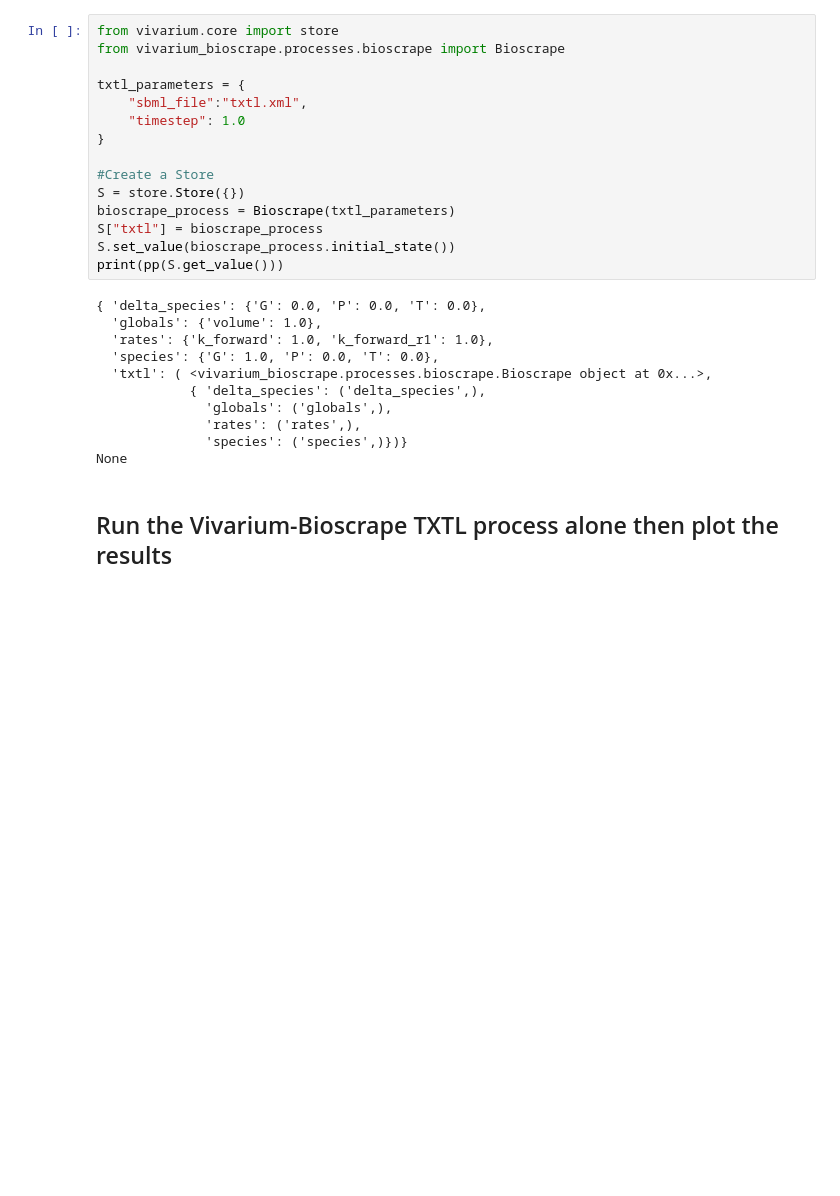
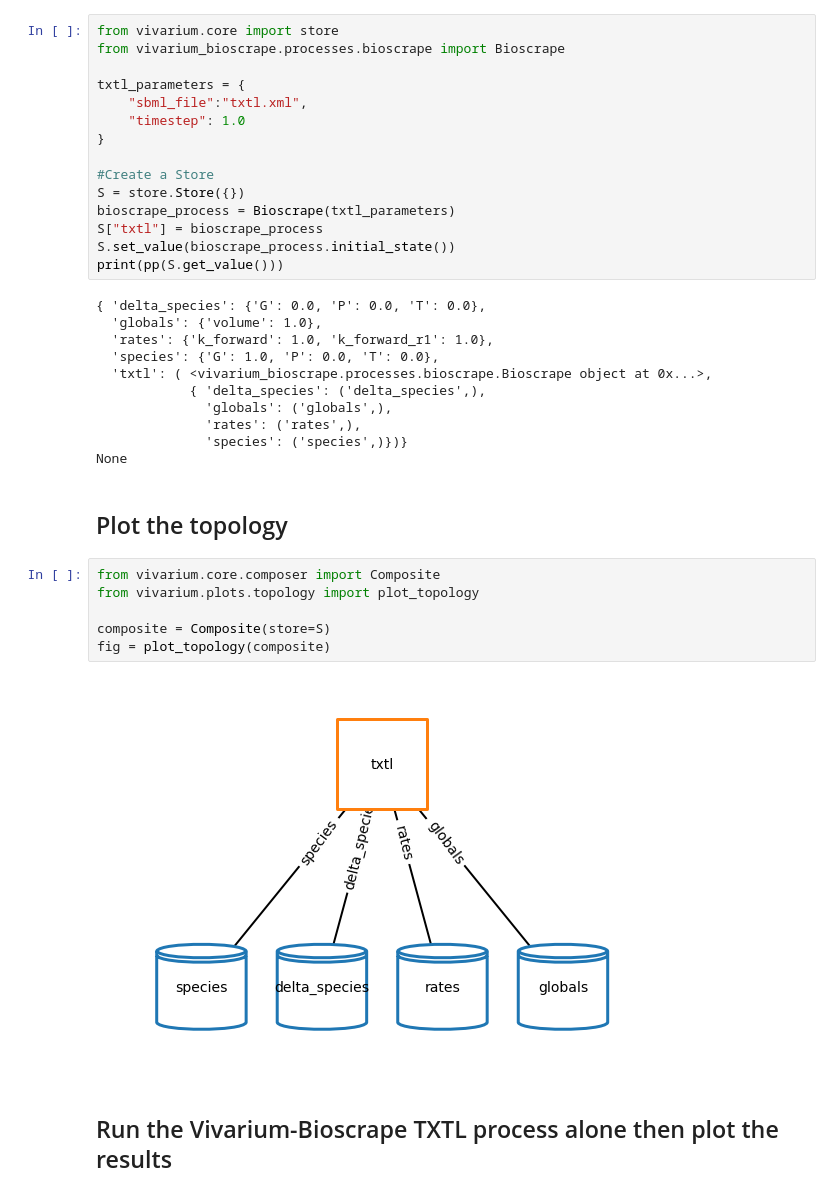
Before and after one commit to BuildACell/VivariumPURE, a Jupyter notebook: PURE_model.ipynb, the cells around one changed output. Cells and saved outputs as stored; diff of their text form; blank space fills up the shorter version.

Commit message:
plot topology

```diff
--- a/PURE_model.ipynb
+++ b/PURE_model.ipynb
@@ -76,6 +76,16 @@ print(pp(S.get_value()))
               'rates': ('rates',),
               'species': ('species',)})}
 None
+# %% [markdown]
+## Plot the topology
+# %%
+from vivarium.core.composer import Composite
+from vivarium.plots.topology import plot_topology
+
+composite = Composite(store=S)
+fig = plot_topology(composite)
+# %% [output]
+[figure, added]
 # %% [markdown]
 ## Run the Vivarium-Bioscrape TXTL process alone then plot the results
 # %%
```
Also changed, not shown: parts of 7 cells of this notebook, 1 other file.
